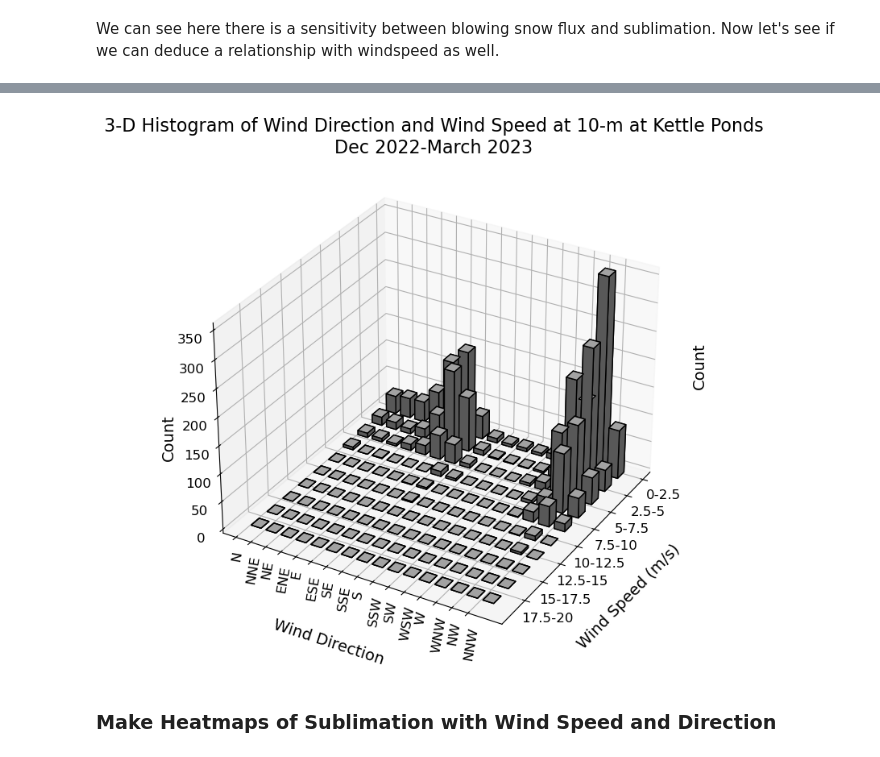
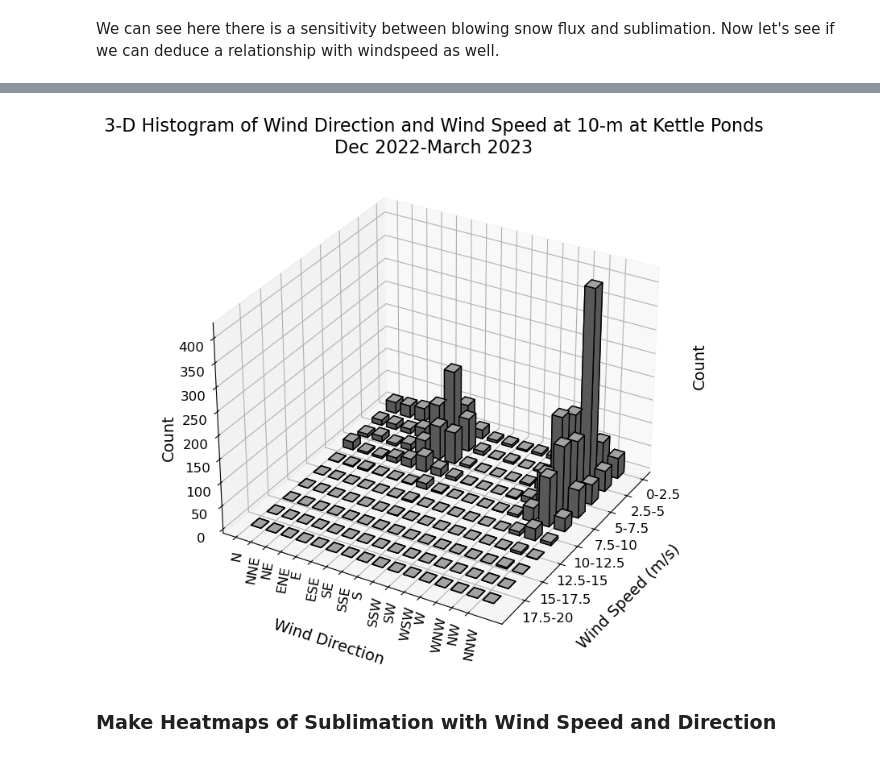
Before and after one commit to dlhogan97/Synoptic-Sublimation, a Jupyter notebook: 02_analysis/data_exploration/07_blowing_snow_and_sublimation_kettle_ponds.ipynb, the cells around one changed output, grey strips where cells are left out. Saved outputs shown, nothing was run; the diff lists cells and outputs as text; code cells hidden in the pictures.

```diff
--- a/02_analysis/data_exploration/07_blowing_snow_and_sublimation_kettle_ponds.ipynb
+++ b/02_analysis/data_exploration/07_blowing_snow_and_sublimation_kettle_ponds.ipynb
@@ -411,11 +385,11 @@ sublimation_1H = (ds[[variable for variable in hf.TURBULENCE_VARIABLES if 'w_h2o
 # get the mean at the 3 meter height
 sublimation_1H = sublimation_1H[[var for var in sublimation_1H if 'w_h2o__10m' in var]].mean(axis=1).to_frame()
 sublimation_1H.columns = ['sublimation_1H']
-# wind speed
-wind_speed_1H = sos_1H_h2o_flux_ds['spd_10m_ue']
+# wind speed !!!!! max wind speed !!!!!
+wind_speed_1H = sos_1H_max_wspd_ds['spd_10m_ue']
 wind_speed_1H.name = 'wind_speed_1H'
 # wind direction
-wind_direction_1H = sos_1H_h2o_flux_ds['dir_10m_ue']
+wind_direction_1H = sos_1H_max_wspd_ds['dir_10m_ue']
 wind_direction_1H.name = 'wind_direction_1H'
 # temperature at 3m on c
 temperature_1H = sos_1H_h2o_flux_ds['T_3m_c']
@@ -521,7 +495,7 @@ sublimation_1D['wind_direction_24H'] = wind_direction_1D.values
 sublimation_1D['temperature_24H'] = temperature_1D.values
 sublimation_1D['bsf'] = bsf_timestep.values
 # %%
-df_to_use = sublimation_1H.sel(time=slice('2023--01', '2023-03-31')
+df_to_use = sublimation_1H#.sel(time=slice('2022-12-01', '2023-03-31'))
 timestep=1
 
 df_test = df_to_use[[f'sublimation_{timestep}H', f'wind_speed_{timestep}H', f'wind_direction_{timestep}H', f'temperature_{timestep}H']]
@@ -547,34 +521,34 @@ dy = 15 * np.ones_like(zpos)
 dz = hist.ravel()
 
 ax.bar3d(xpos, ypos, zpos, dx, dy, dz, zsort='max', color='lightgrey', ec='black')
 # rotate the plot
 ax.view_init(30, 30,0)
 # replace y-axis labels with cardinal wind direction lables
 ax.set_yticks([0, 22.5, 45, 67.5, 90, 112.5, 135, 157.5, 180, 202.5, 225, 247.5, 270, 292.5, 315, 337.5])
 ax.set_yticklabels(['N', 'NNE', 'NE', 'ENE', 'E', 'ESE', 'SE', 'SSE', 'S', 'SSW', 'SW', 'WSW', 'W', 'WNW', 'NW', 'NNW'], rotation=80, fontsize=12, ha='left')
 
 ax.set_xticks([0,2.5,5,7.5,10,12.5,15,17.5])
 ax.set_xticklabels(['0-2.5', '2.5-5', '5-7.5', '7.5-10', '10-12.5', '12.5-15', '15-17.5', '17.5-20'], rotation=0, fontsize=12, ha='center', va='bottom')
 ax.tick_params(axis='x', pad=10)
 ax.tick_params(axis='y', pad=0)
 # increase tick label size on zaxis
 ax.tick_params(axis='z', labelsize=12)
 # ax.set_zlim(0,40)
 # show z-axis on the right
 ax.zaxis.set_rotate_label(False)
 ax.zaxis.set_label_position('both')
 
 ax.set_zlabel('Count', rotation=90, fontsize=14)
 ax.set_xlabel('Wind Speed (m/s)', fontsize=14)
 ax.set_ylabel('Wind Direction', fontsize=14)
 # pad the x-axis label
 ax.xaxis.labelpad = 20
 ax.yaxis.labelpad = 20
 ax.set_title('3-D Histogram of Wind Direction and Wind Speed at 10-m at Kettle Ponds\nDec 2022-March 2023', fontsize=16)
 
 plt.show()
 # %% [output]
-[figure, old version]
+[figure, new version]
 # %% [markdown]
 ### Make Heatmaps of Sublimation with Wind Speed and Direction
 # %%
```
Also changed, not shown: parts of 5 cells of this notebook, 2 other files.
